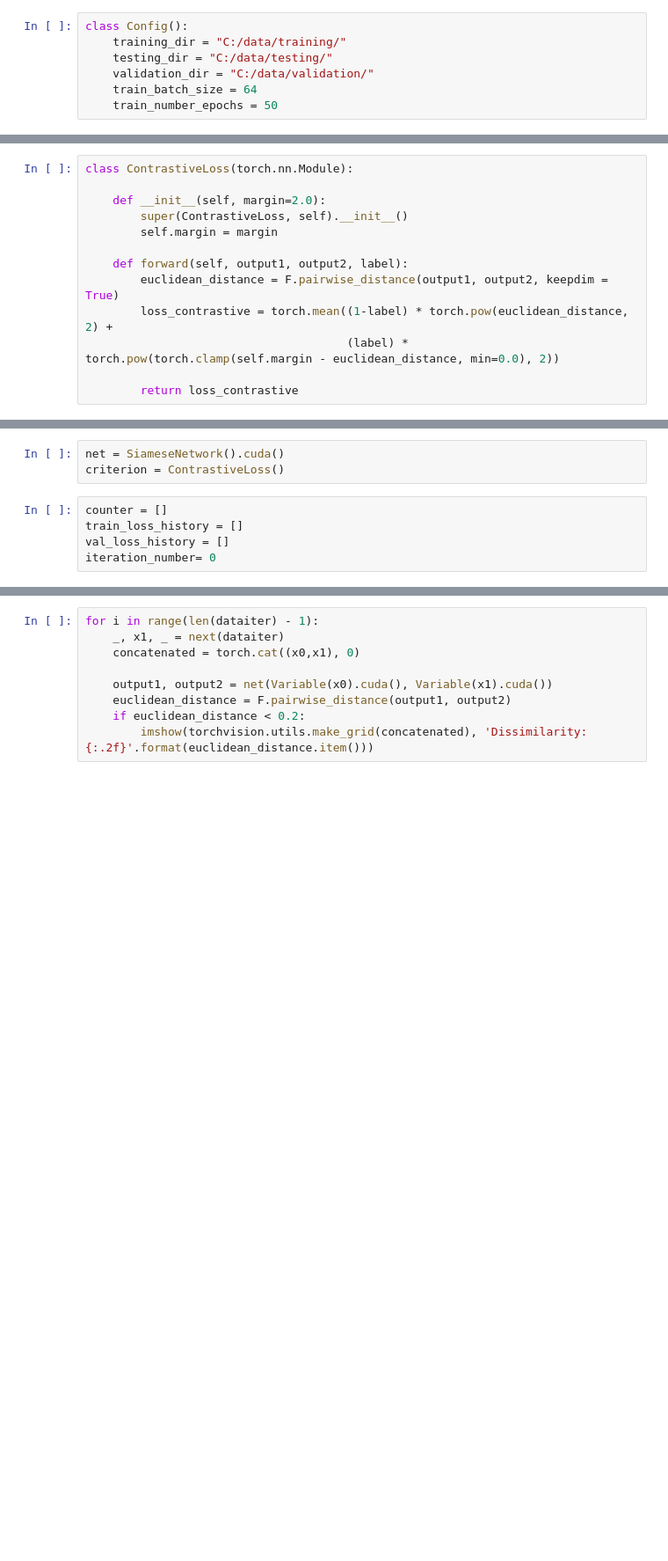
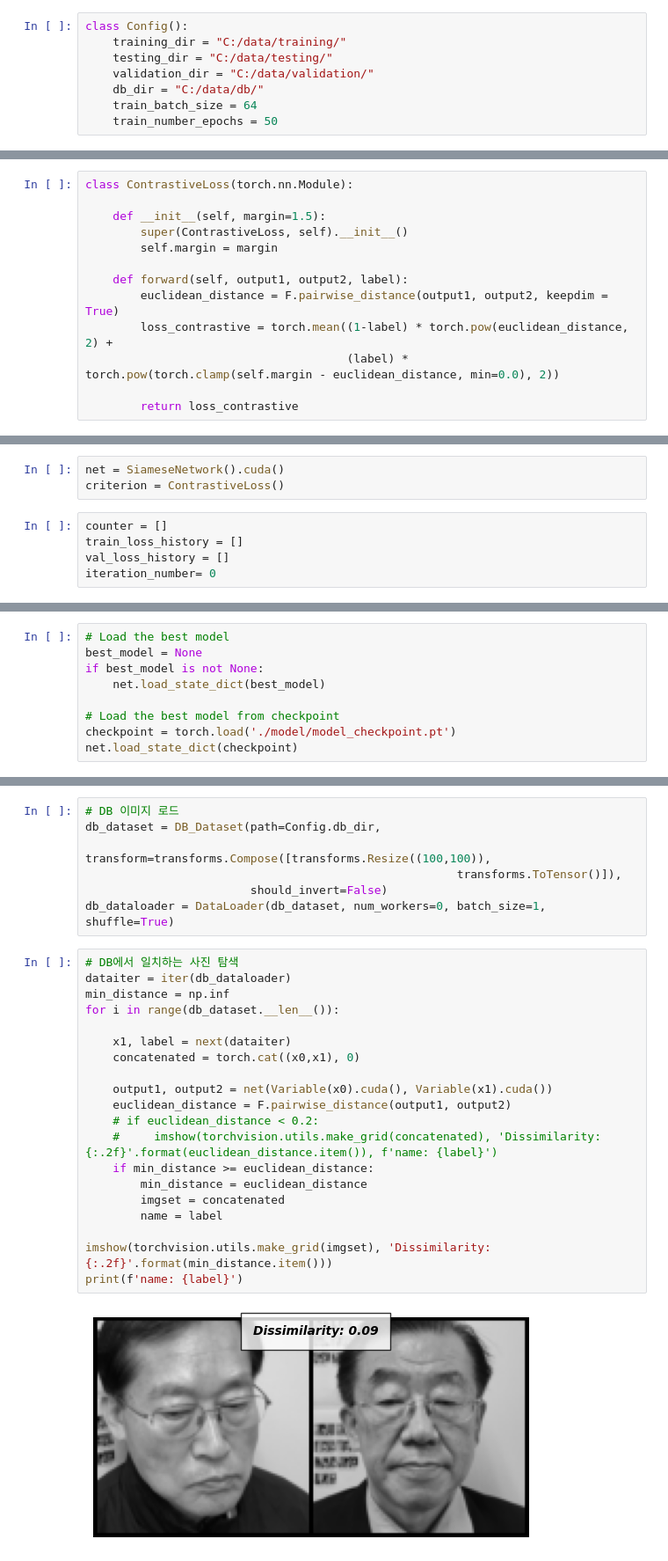
Before and after one commit to HyunJW/Face_Tracking_and_Recognition, a Jupyter notebook: code/얼굴매칭모델.ipynb, the cells around one changed output, grey strips where cells are left out. Shown at 88% size. Cells and saved outputs as stored; diff of their text form; blank space fills up the shorter version.

```diff
--- a/code/얼굴매칭모델.ipynb
+++ b/code/얼굴매칭모델.ipynb
@@ -30,6 +30,7 @@ class Config():
     training_dir = "C:/data/training/"
     testing_dir = "C:/data/testing/"
     validation_dir = "C:/data/validation/"
+    db_dir = "C:/data/db/"
     train_batch_size = 64
     train_number_epochs = 50
 # %%
@@ -265,7 +288,7 @@ class SiameseNetwork(nn.Module):
 # %%
 class ContrastiveLoss(torch.nn.Module):
 
-    def __init__(self, margin=2.0):
+    def __init__(self, margin=1.5):
         super(ContrastiveLoss, self).__init__()
         self.margin = margin
 
@@ -397,0 +410,9 @@ Saved model
+# %%
+# Load the best model
+best_model = None
+if best_model is not None:
+    net.load_state_dict(best_model)
+
+# Load the best model from checkpoint
+checkpoint = torch.load('./model/model_checkpoint.pt')
+net.load_state_dict(checkpoint)
@@ -419,9 +435,29 @@ net.load_state_dict(checkpoint)
+# %%
+# DB 이미지 로드
+db_dataset = DB_Dataset(path=Config.db_dir,
+                        transform=transforms.Compose([transforms.Resize((100,100)),
+                                                      transforms.ToTensor()]),
+                        should_invert=False)
+db_dataloader = DataLoader(db_dataset, num_workers=0, batch_size=1, shuffle=True)
 # %%
-for i in range(len(dataiter) - 1):
-    _, x1, _ = next(dataiter)
+# DB에서 일치하는 사진 탐색
+dataiter = iter(db_dataloader)
+min_distance = np.inf
+for i in range(db_dataset.__len__()):
+
+    x1, label = next(dataiter)
     concatenated = torch.cat((x0,x1), 0)
 
     output1, output2 = net(Variable(x0).cuda(), Variable(x1).cuda())
     euclidean_distance = F.pairwise_distance(output1, output2)
-    if euclidean_distance < 0.2:
-        imshow(torchvision.utils.make_grid(concatenated), 'Dissimilarity: {:.2f}'.format(euclidean_distance.item()))
+    # if euclidean_distance < 0.2:
+    #     imshow(torchvision.utils.make_grid(concatenated), 'Dissimilarity: {:.2f}'.format(euclidean_distance.item()), f'name: {label}')
+    if min_distance >= euclidean_distance:
+        min_distance = euclidean_distance
+        imgset = concatenated
+        name = label
+
+imshow(torchvision.utils.make_grid(imgset), 'Dissimilarity: {:.2f}'.format(min_distance.item()))
+print(f'name: {label}')
+# %% [output]
+[figure, added]
```
Also changed, not shown: parts of 8 cells of this notebook, 2 other files.
